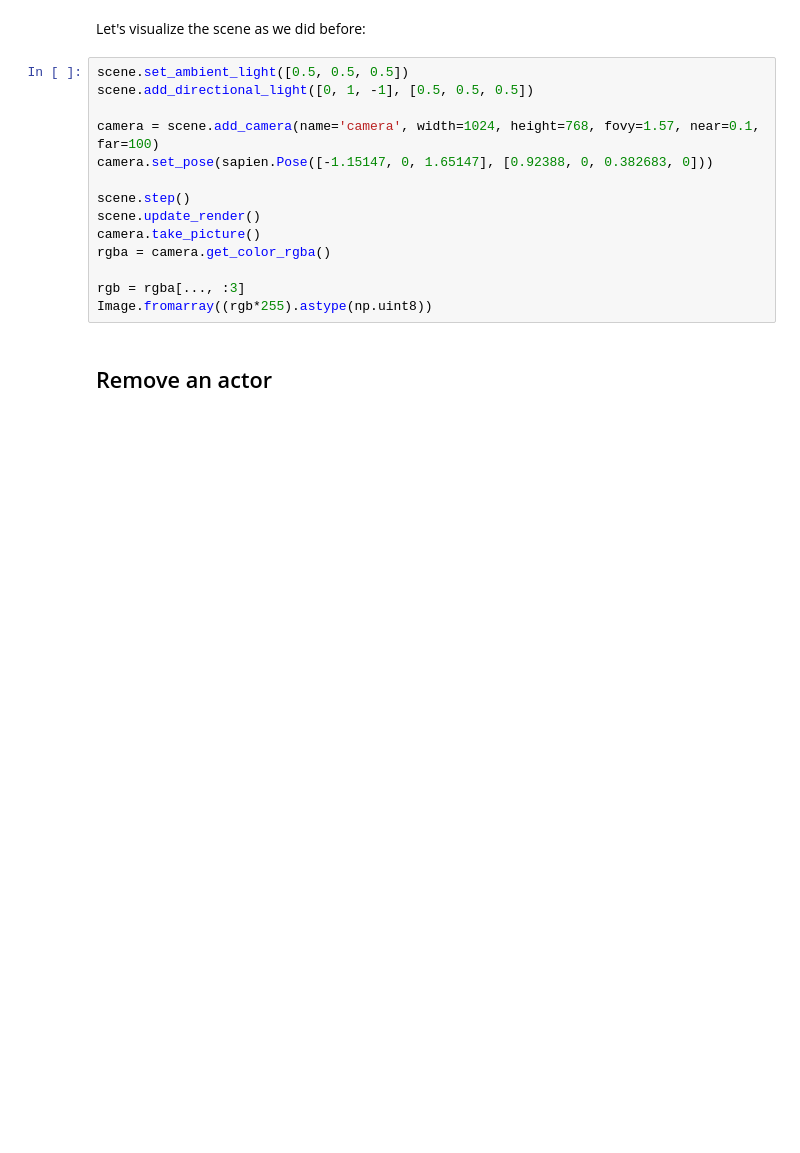
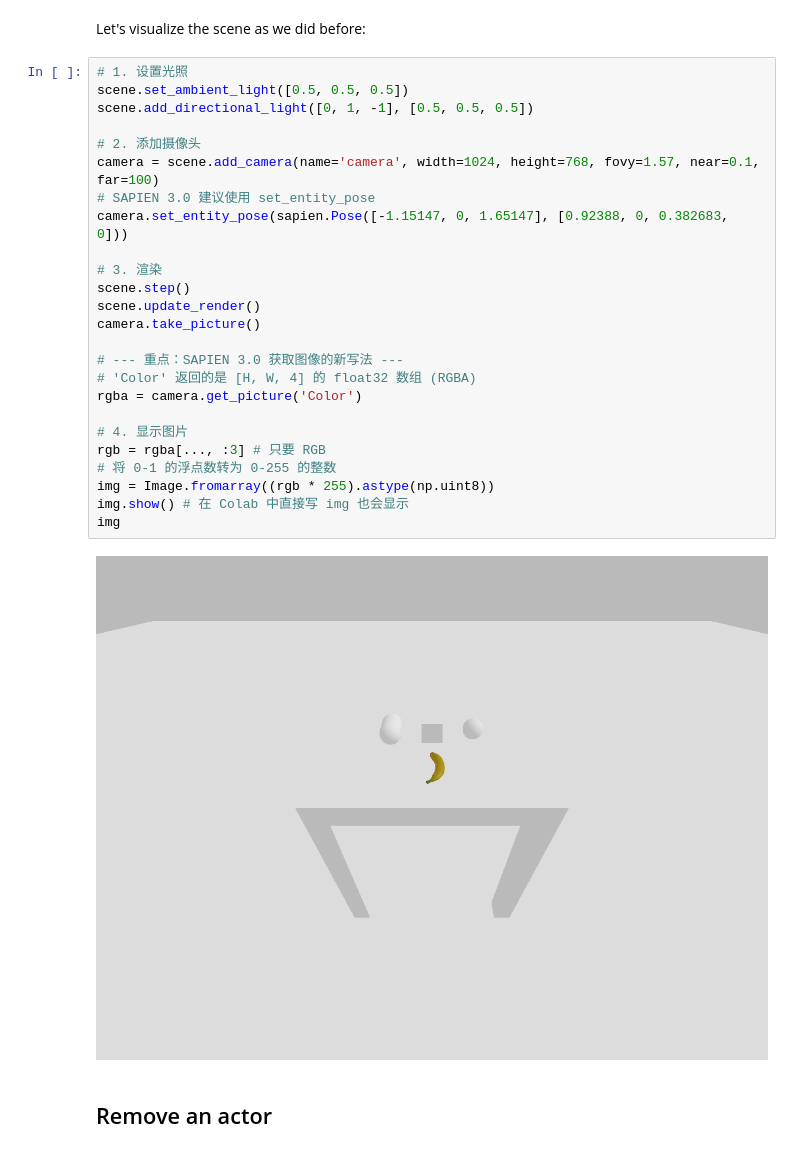
Before and after one commit to CR400AFLUO/computer-networking-learn-cs144, a Jupyter notebook: basics/2_create_actors.ipynb, the cells around one changed output. Drawn from its saved outputs; the diff is of its cells as text; blank space fills up the shorter version.

```diff
--- a/basics/2_create_actors.ipynb
+++ b/basics/2_create_actors.ipynb
@@ -242,19 +241,32 @@ AttributeError: 'ActorBuilder' object has no attribute 'add_collision_from_file'
 # %% [markdown]
 Let's visualize the scene as we did before:
 # %%
+# 1. 设置光照
 scene.set_ambient_light([0.5, 0.5, 0.5])
 scene.add_directional_light([0, 1, -1], [0.5, 0.5, 0.5])
 
+# 2. 添加摄像头
 camera = scene.add_camera(name='camera', width=1024, height=768, fovy=1.57, near=0.1, far=100)
-camera.set_pose(sapien.Pose([-1.15147, 0, 1.65147], [0.92388, 0, 0.382683, 0]))
+# SAPIEN 3.0 建议使用 set_entity_pose
+camera.set_entity_pose(sapien.Pose([-1.15147, 0, 1.65147], [0.92388, 0, 0.382683, 0]))
 
+# 3. 渲染
 scene.step()
 scene.update_render()
 camera.take_picture()
-rgba = camera.get_color_rgba()
 
-rgb = rgba[..., :3]
-Image.fromarray((rgb*255).astype(np.uint8))
+# --- 重点：SAPIEN 3.0 获取图像的新写法 ---
+# 'Color' 返回的是 [H, W, 4] 的 float32 数组 (RGBA)
+rgba = camera.get_picture('Color')
+
+# 4. 显示图片
+rgb = rgba[..., :3] # 只要 RGB
+# 将 0-1 的浮点数转为 0-255 的整数
+img = Image.fromarray((rgb * 255).astype(np.uint8))
+img.show() # 在 Colab 中直接写 img 也会显示
+img
+# %% [output]
+[figure, added]
 # %% [markdown]
 ## Remove an actor
 # %% [markdown]
```
Also changed, not shown: parts of 2 cells of this notebook.
